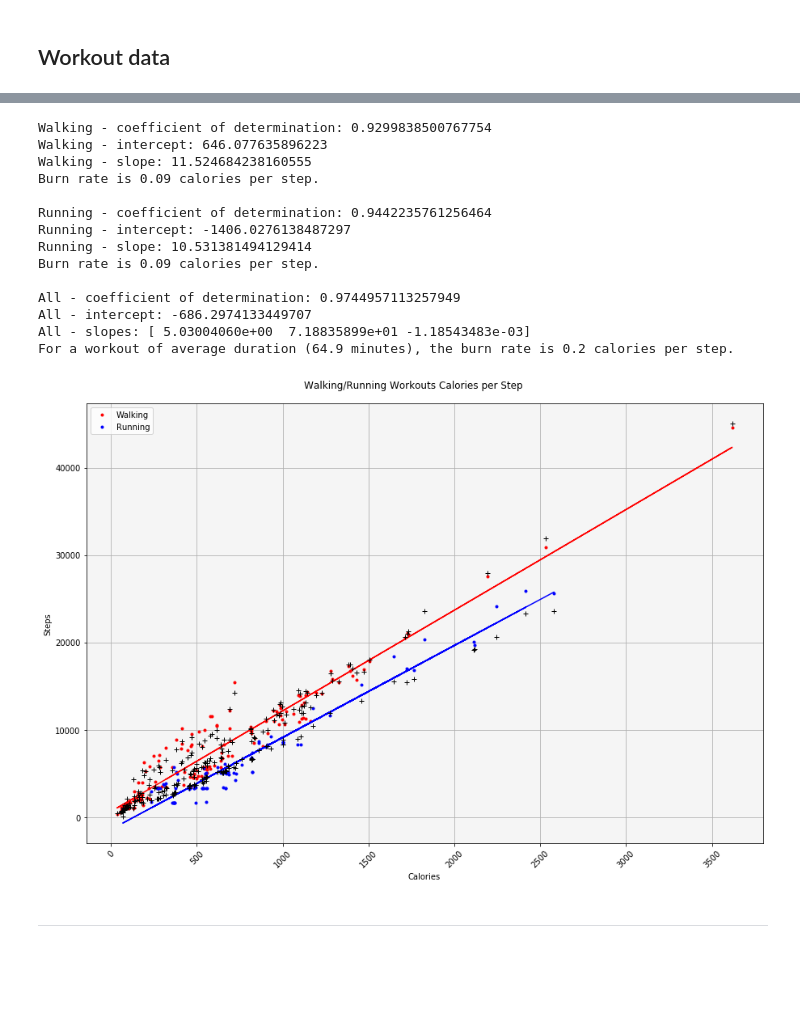
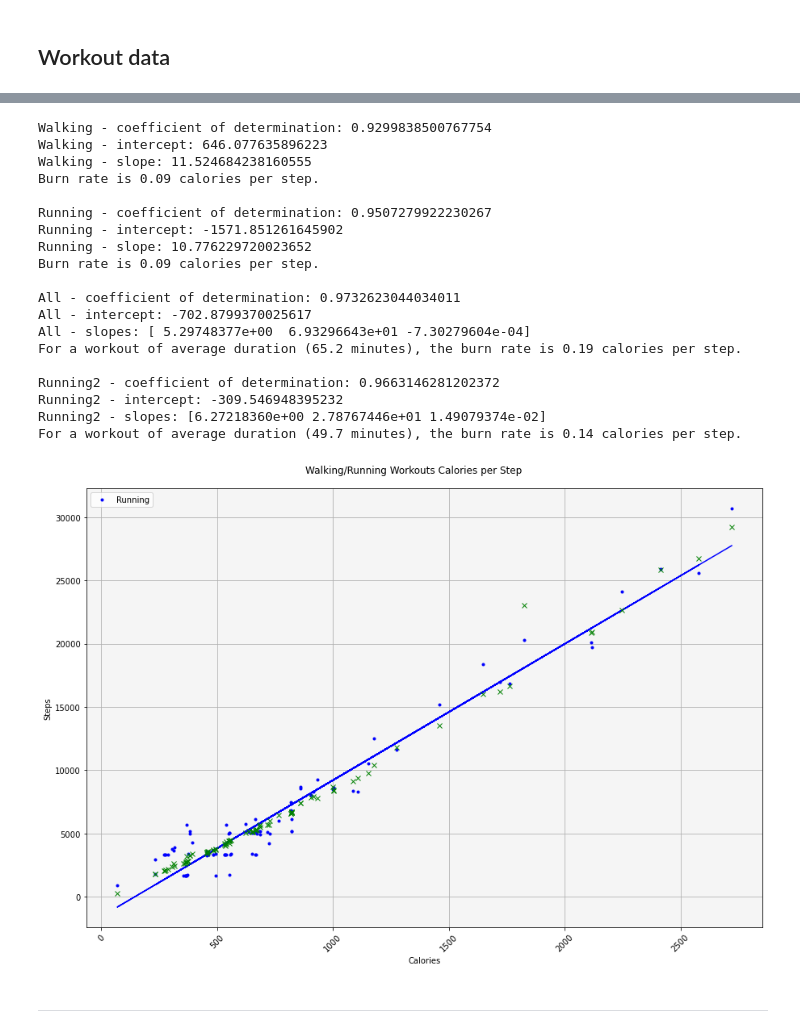
Before and after one commit to gregmames/HealthTracking, a Jupyter notebook: apple_health_data_processor.ipynb, the cells around one changed output, grey strips where cells are left out. Saved outputs shown, nothing was run; the diff lists cells and outputs as text; code cells hidden in the pictures; blank space fills up the shorter version.

```diff
--- a/apple_health_data_processor.ipynb
+++ b/apple_health_data_processor.ipynb
@@ -910,6 +946,27 @@ print('All - slopes:', model3.coef_)
 print('For a workout of average duration ({} minutes), the burn rate is {} calories per step.\n'\
       .format(round(Workout2.duration.mean(),1),\
               round(1/(model3.coef_[0] + model3.coef_[2]*Workout2.duration.mean()),2)))
+
+# Fit regression running, multivariate
+Tdata = Workout2[Workout2.workoutActivityType=='Running']
+
+x4 = Tdata[['totalEnergyBurned', 'duration']].values#.reshape((-1, 1))
+poly2 = PolynomialFeatures(interaction_only=True,include_bias = False) #Create interaction terms
+x4b = poly2.fit_transform(x4)
+y4 = Tdata.steps
+model4 = LinearRegression(fit_intercept=True).fit(x4b, y4)
+r_sq4 = model4.score(x4b, y4)
+y_pred4 = model4.predict(x4b)
+print('Running2 - coefficient of determination:', r_sq4)
+print('Running2 - intercept:', model4.intercept_)
+print('Running2 - slopes:', model4.coef_)
+print('For a workout of average duration ({} minutes), the burn rate is {} calories per step.\n'\
+      .format(round(Tdata.duration.mean(),1),\
+              round(1/(model4.coef_[0] + model4.coef_[2]*Tdata.duration.mean()),2)))
+
+
+
+
 # print('Burn rate is {} calories per step.\n'.format(np.round(1/model3.coef_,1)))
 
 # print(model3)
@@ -922,36 +979,43 @@ Walking - intercept: 646.077635896223
 Walking - slope: 11.524684238160555
 Burn rate is 0.09 calories per step.
 
-Running - coefficient of determination: 0.9442235761256464
-Running - intercept: -1406.0276138487297
-Running - slope: 10.531381494129414
+Running - coefficient of determination: 0.9507279922230267
+Running - intercept: -1571.851261645902
+Running - slope: 10.776229720023652
 Burn rate is 0.09 calories per step.
 
-All - coefficient of determination: 0.9744957113257949
-All - intercept: -686.2974133449707
-All - slopes: [ 5.03004060e+00  7.18835899e+01 -1.18543483e-03]
-For a workout of average duration (64.9 minutes), the burn rate is 0.2 calories per step.
+All - coefficient of determination: 0.9732623044034011
+All - intercept: -702.8799370025617
+All - slopes: [ 5.29748377e+00  6.93296643e+01 -7.30279604e-04]
+For a workout of average duration (65.2 minutes), the burn rate is 0.19 calories per step.
+
+Running2 - coefficient of determination: 0.9663146281202372
+Running2 - intercept: -309.546948395232
+Running2 - slopes: [6.27218360e+00 2.78767446e+01 1.49079374e-02]
+For a workout of average duration (49.7 minutes), the burn rate is 0.14 calories per step.
 # %%
 #plot
 plt.figure(figsize=[15,10])
 ax = plt.gca()
 ax.set_facecolor('whitesmoke')
 plt.suptitle('Walking/Running Workouts Calories per Step', fontsize=12, y=.92)
 plt.grid(True)
-plt.plot(Workout2[Workout2.workoutActivityType=='Walking'].totalEnergyBurned,\
-         Workout2[Workout2.workoutActivityType=='Walking'].steps, 'r.', alpha=1, label='Walking')
+# plt.plot(Workout2[Workout2.workoutActivityType=='Walking'].totalEnergyBurned,\
+#          Workout2[Workout2.workoutActivityType=='Walking'].steps, 'r.', alpha=1, label='Walking')
 plt.plot(Workout2[Workout2.workoutActivityType=='Running'].totalEnergyBurned,\
          Workout2[Workout2.workoutActivityType=='Running'].steps, 'b.', alpha=1, label='Running')
-plt.plot(x1,y_pred, 'r')
+# plt.plot(x1,y_pred, 'r')
 plt.plot(x2,y_pred2, 'b')
-plt.plot(Workout2.totalEnergyBurned,y_pred3, 'k+')
+# plt.plot(x4,y_pred4, 'g')
+# plt.plot(Workout2.totalEnergyBurned,y_pred3, 'k+')
+plt.plot(Tdata.totalEnergyBurned,y_pred4, 'gx')
 plt.xticks(rotation=45)
 plt.xlabel('Calories')
 plt.ylabel('Steps')
 plt.legend(loc=2)
 plt.show()
 # %% [output]
-[figure, old version]
+[figure, new version]
 # %% [markdown]
 ------
 # %%
```
Also changed, not shown: parts of 27 cells of this notebook.
